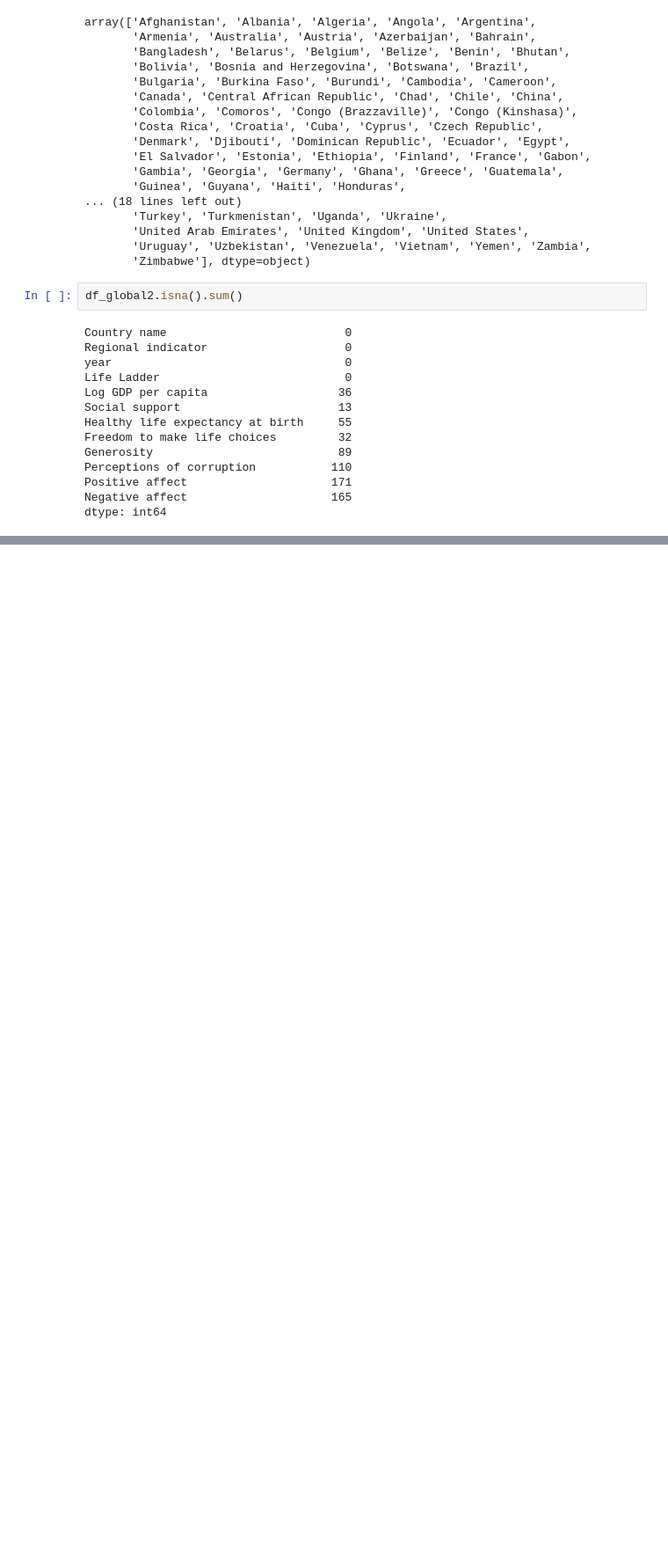
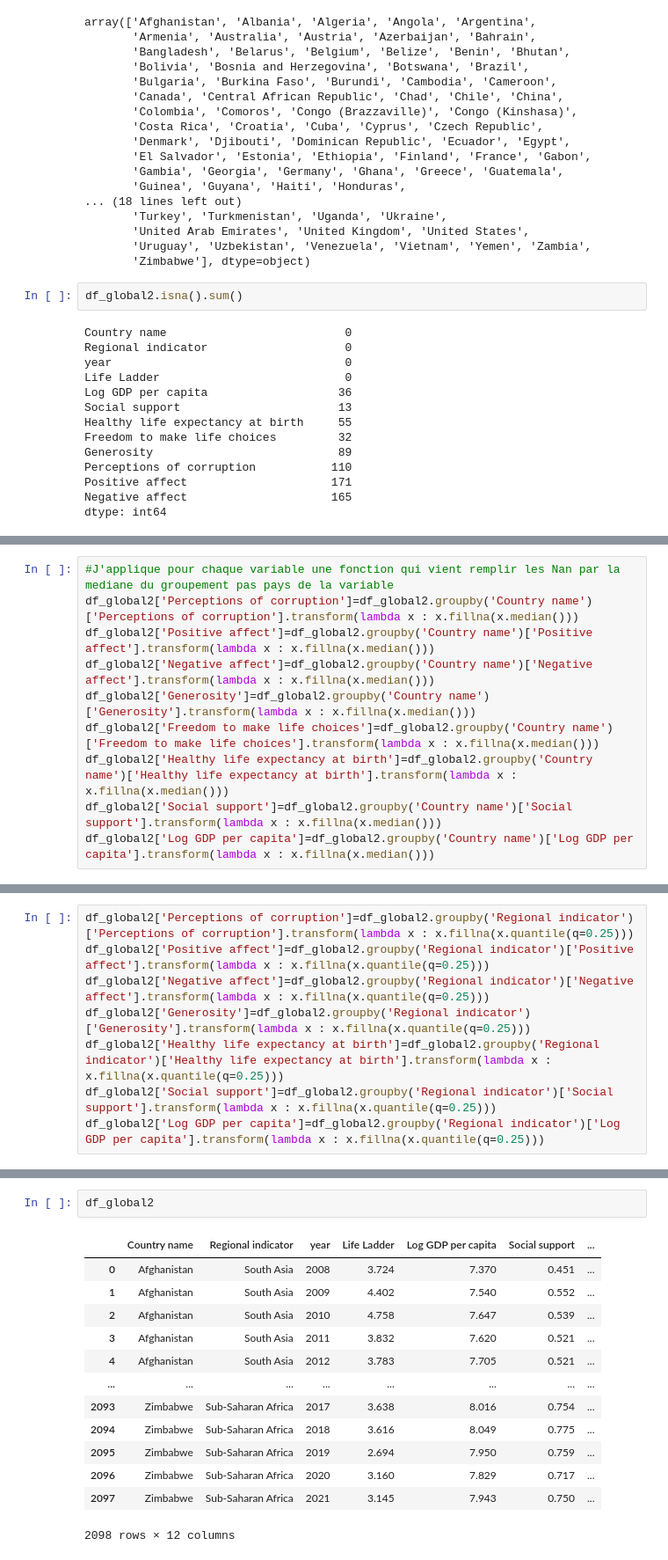
Before and after one commit to SkylerAuraArena/happinessmeter, a Jupyter notebook: notebooks/Victor Pre_processing.ipynb, the cells around one changed output, grey strips where cells are left out. Shown at 88% size. Drawn from its saved outputs; the diff is of its cells as text; blank space fills up the shorter version.

```diff
--- a/notebooks/Victor Pre_processing.ipynb
+++ b/notebooks/Victor Pre_processing.ipynb
@@ -192,0 +242,10 @@ dtype: int64
+# %%
+#J'applique pour chaque variable une fonction qui vient remplir les Nan par la mediane du groupement pas pays de la variable
+df_global2['Perceptions of corruption']=df_global2.groupby('Country name')['Perceptions of corruption'].transform(lambda x : x.fillna(x.median()))
+df_global2['Positive affect']=df_global2.groupby('Country name')['Positive affect'].transform(lambda x : x.fillna(x.median()))
+df_global2['Negative affect']=df_global2.groupby('Country name')['Negative affect'].transform(lambda x : x.fillna(x.median()))
+df_global2['Generosity']=df_global2.groupby('Country name')['Generosity'].transform(lambda x : x.fillna(x.median()))
+df_global2['Freedom to make life choices']=df_global2.groupby('Country name')['Freedom to make life choices'].transform(lambda x : x.fillna(x.median()))
+df_global2['Healthy life expectancy at birth']=df_global2.groupby('Country name')['Healthy life expectancy at birth'].transform(lambda x : x.fillna(x.median()))
+df_global2['Social support']=df_global2.groupby('Country name')['Social support'].transform(lambda x : x.fillna(x.median()))
+df_global2['Log GDP per capita']=df_global2.groupby('Country name')['Log GDP per capita'].transform(lambda x : x.fillna(x.median()))
@@ -192,0 +276,8 @@ dtype: int64
+# %%
+df_global2['Perceptions of corruption']=df_global2.groupby('Regional indicator')['Perceptions of corruption'].transform(lambda x : x.fillna(x.quantile(q=0.25)))
+df_global2['Positive affect']=df_global2.groupby('Regional indicator')['Positive affect'].transform(lambda x : x.fillna(x.quantile(q=0.25)))
+df_global2['Negative affect']=df_global2.groupby('Regional indicator')['Negative affect'].transform(lambda x : x.fillna(x.quantile(q=0.25)))
+df_global2['Generosity']=df_global2.groupby('Regional indicator')['Generosity'].transform(lambda x : x.fillna(x.quantile(q=0.25)))
+df_global2['Healthy life expectancy at birth']=df_global2.groupby('Regional indicator')['Healthy life expectancy at birth'].transform(lambda x : x.fillna(x.quantile(q=0.25)))
+df_global2['Social support']=df_global2.groupby('Regional indicator')['Social support'].transform(lambda x : x.fillna(x.quantile(q=0.25)))
+df_global2['Log GDP per capita']=df_global2.groupby('Regional indicator')['Log GDP per capita'].transform(lambda x : x.fillna(x.quantile(q=0.25)))
@@ -192,0 +302,16 @@ dtype: int64
+# %%
+df_global2
+# %% [output]
+|  | Country name | Regional indicator | year | Life Ladder | Log GDP per capita | Social support | ... |
+| 0 | Afghanistan | South Asia | 2008 | 3.724 | 7.370 | 0.451 | ... |
+| 1 | Afghanistan | South Asia | 2009 | 4.402 | 7.540 | 0.552 | ... |
+| 2 | Afghanistan | South Asia | 2010 | 4.758 | 7.647 | 0.539 | ... |
+| 3 | Afghanistan | South Asia | 2011 | 3.832 | 7.620 | 0.521 | ... |
+| 4 | Afghanistan | South Asia | 2012 | 3.783 | 7.705 | 0.521 | ... |
+| ... | ... | ... | ... | ... | ... | ... | ... |
+| 2093 | Zimbabwe | Sub-Saharan Africa | 2017 | 3.638 | 8.016 | 0.754 | ... |
+| 2094 | Zimbabwe | Sub-Saharan Africa | 2018 | 3.616 | 8.049 | 0.775 | ... |
+| 2095 | Zimbabwe | Sub-Saharan Africa | 2019 | 2.694 | 7.950 | 0.759 | ... |
+| 2096 | Zimbabwe | Sub-Saharan Africa | 2020 | 3.160 | 7.829 | 0.717 | ... |
+| 2097 | Zimbabwe | Sub-Saharan Africa | 2021 | 3.145 | 7.943 | 0.750 | ... |
+2098 rows × 12 columns
```
Also changed, not shown: parts of 11 cells of this notebook.
